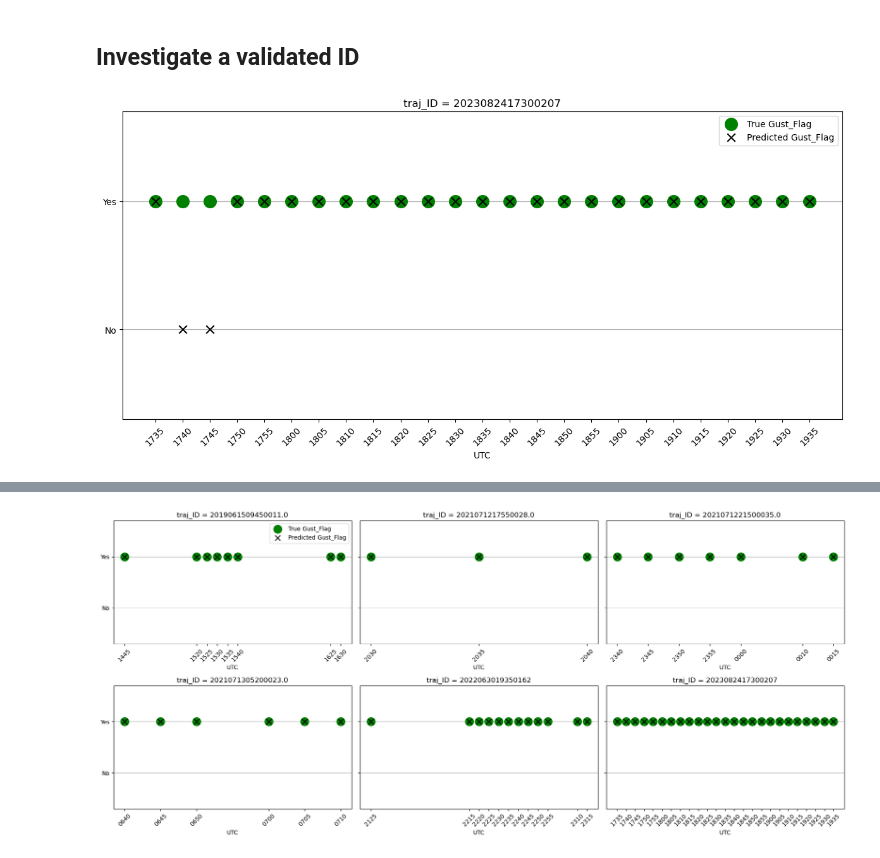
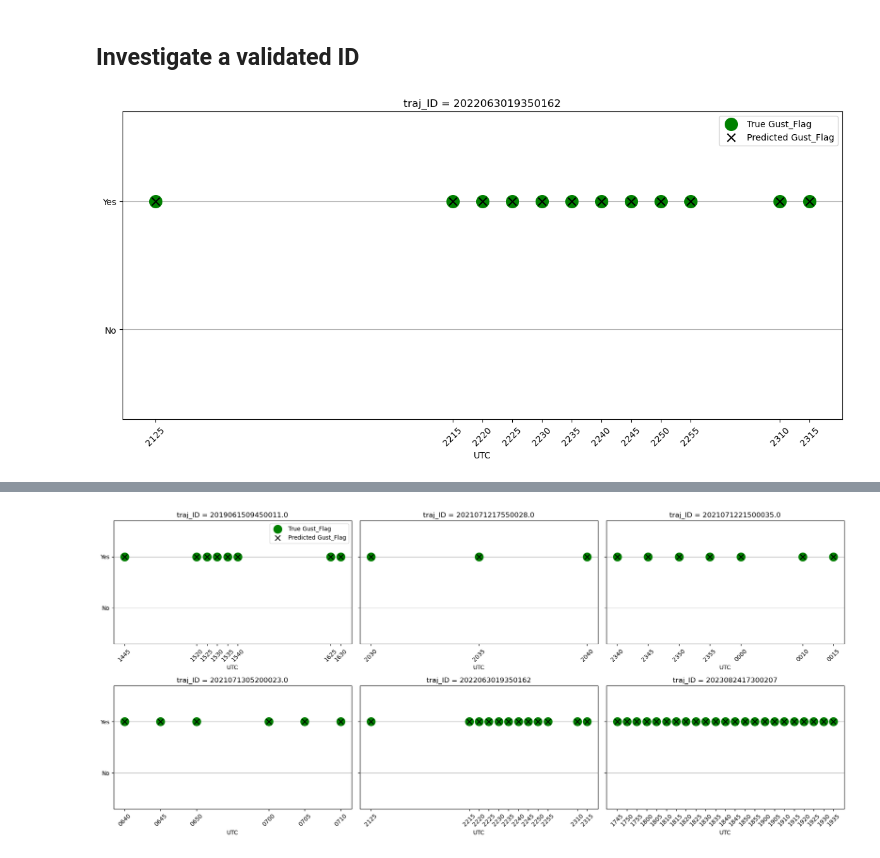
Before and after one commit to florianvalentinackermann/radar_windgusts, a Jupyter notebook: Machine_learning_intro.ipynb, the cells around one changed output, grey strips where cells are left out. Saved outputs shown, nothing was run; the diff lists cells and outputs as text; code cells hidden in the pictures.

```diff
--- a/Machine_learning_intro.ipynb
+++ b/Machine_learning_intro.ipynb
@@ -22,6 +30,2 @@ df['velocity'] = np.sqrt(df['vel_x']**2 + df['vel_y']**2)
 # %% [markdown]
 ## Investigate NaN values
-# %%
-for col in df.columns:
-    fraction = df[col].isna().sum() / len(df)
-    print(f"{col}: {fraction:.3f}")
@@ -46,3 +119,12 @@ velocity: 0.002
+# %%
+# Temporal refinements
+import pandas as pd
+
+# Ensure the column is in datetime format
+df['yyyymmddHHMM'] = pd.to_datetime(df['yyyymmddHHMM'], format='%Y%m%d%H%M')  # specify format for efficiency[1][2][3][4][7]
+
+# Filter to keep only rows where the month is less than or equal to 9 (September)
+df = df[df['yyyymmddHHMM'].dt.month <= 9]
 # %% [markdown]
 ## Plot time series of Yes and No cells for a given feature
 # %%
@@ -530,0 +769,8 @@ features_lags_deltas = [
+# %%
+
+all_features = list(dict.fromkeys(all_features))
+
+#all_features.remove('L_TOT_lag1')
+#all_features.remove('IC_lag1')
+
+all_features
@@ -660,7 +1643,22 @@ import pandas as pd
 manual_traj_ids = set(['2019061509450011.0','2021071217550028.0','2021071221500035.0','2021071305200023.0','2022063019350162','2023082417300207'])
 
 
-specified_traj_id = '2023082417300207'
+specified_traj_id = '2022063019350162'
+
+
+#model = RandomForestClassifier(#class_weight='balanced',
+                               #n_estimators=100,
+                               #bootstrap=True,
+                               #max_features="log2",
+                               #max_depth=10,
+                               #max_leaf_nodes = None,
+                               #max_sample = None,
+                               #min_sample_split = 2
+                               #min_samples_leaf=1,
+                               #min_samples_split=2
+                                #)
+#model.fit(X_train, y_train)
+
 
 traj_data = val_df_events[val_df_events['traj_ID'] == specified_traj_id].copy()
 traj_data['Gust_Flag_pred'] = model.predict(traj_data[all_features])
@@ -673,6 +1671,9 @@ traj_data['yyyymmddHHMM'] = traj_data['yyyymmddHHMM'].astype(str)
 traj_data['timestamp'] = pd.to_datetime(traj_data['yyyymmddHHMM'], format='%Y%m%d%H%M')
 
 plt.figure(figsize=(12, 6))
+
+
+
 
 # Big green dots for true Gust_Flag
 plt.scatter(
@@ -683,31 +1684,31 @@ plt.scatter(
     label='True Gust_Flag',
     zorder=3
 )
 
 # Smaller black x for predicted Gust_Flag
 plt.scatter(
     traj_data['timestamp'],
     traj_data['Gust_Flag_pred_num'],
     s=80,                 # smaller size
     color='black',
     marker='x',
     label='Predicted Gust_Flag',
     zorder=4
 )
 
 plt.xlabel('UTC')
 plt.ylim(-0.7, 1.7)
 plt.yticks([0, 1], ['No', 'Yes'])
 
 # Custom x-axis tick labels: show only last 4 digits (HHMM)
 tick_locs = traj_data['timestamp']
 tick_labels = traj_data['yyyymmddHHMM'].str[-4:]
 plt.xticks(tick_locs, tick_labels, rotation=45)
 
 plt.title(f'traj_ID = {specified_traj_id}')
 plt.legend()
 plt.grid(True, axis='y')
 plt.tight_layout()
 #plt.savefig(f'/users/fackerma/newproject1/figures/Model/{specified_traj_id}_1.png', bbox_inches='tight', dpi=300)
 # %% [output]
-[figure, old version]
+[figure, new version]
```
Also changed, not shown: parts of 44 cells of this notebook, 7 other files.
